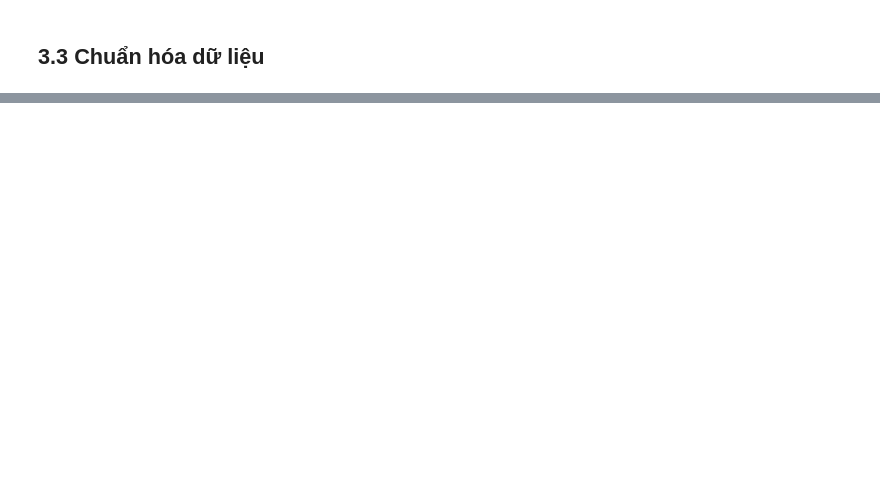
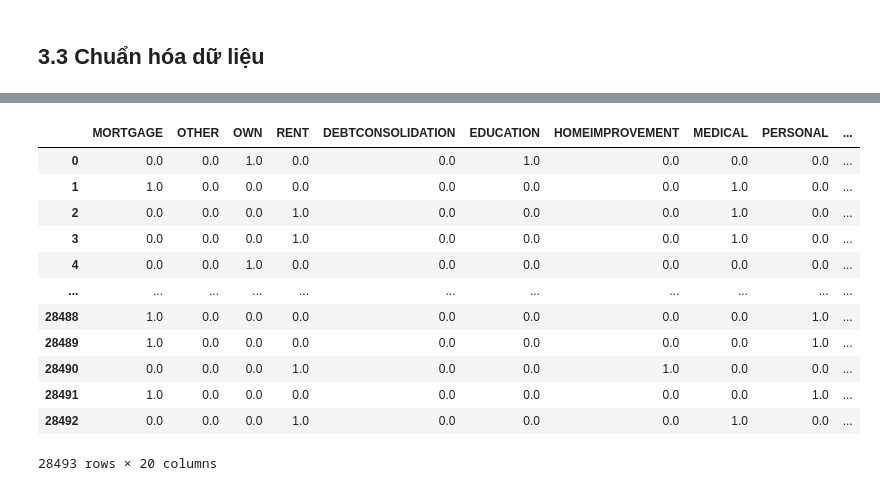
Before and after one commit to huynt119/Credit_Score_Prediction, a Jupyter notebook: main.ipynb, the cells around one changed output, grey strips where cells are left out. Saved outputs shown, nothing was run; the diff lists cells and outputs as text; code cells hidden in the pictures; blank space fills up the shorter version.

```diff
--- a/main.ipynb
+++ b/main.ipynb
@@ -217,4 +217,4 @@ merge_ohe_col = np.concatenate((ohe.categories_[0], ohe.categories_[1],))
 ohe_data = pd.DataFrame(ohe.transform(df[ohe_colums]).toarray(), columns=merge_ohe_col, index=df.index)
 df_new = pd.concat([ohe_data, df], axis=1)
 df_new.drop(ohe_colums, axis=1, inplace=True)
-df_new
+df = df_new
@@ -236,0 +226,20 @@ df_new
+# %%
+from sklearn.preprocessing import MinMaxScaler
+scaler = MinMaxScaler()
+df_scaler = scaler.fit_transform(df)
+df = pd.DataFrame(scaler.fit_transform(df), columns=df.columns)
+df
+# %% [output]
+|  | MORTGAGE | OTHER | OWN | RENT | DEBTCONSOLIDATION | EDUCATION | HOMEIMPROVEMENT | MEDICAL | PERSONAL | ... |
+| 0 | 0.0 | 0.0 | 1.0 | 0.0 | 0.0 | 1.0 | 0.0 | 0.0 | 0.0 | ... |
+| 1 | 1.0 | 0.0 | 0.0 | 0.0 | 0.0 | 0.0 | 0.0 | 1.0 | 0.0 | ... |
+| 2 | 0.0 | 0.0 | 0.0 | 1.0 | 0.0 | 0.0 | 0.0 | 1.0 | 0.0 | ... |
+| 3 | 0.0 | 0.0 | 0.0 | 1.0 | 0.0 | 0.0 | 0.0 | 1.0 | 0.0 | ... |
+| 4 | 0.0 | 0.0 | 1.0 | 0.0 | 0.0 | 0.0 | 0.0 | 0.0 | 0.0 | ... |
+| ... | ... | ... | ... | ... | ... | ... | ... | ... | ... | ... |
+| 28488 | 1.0 | 0.0 | 0.0 | 0.0 | 0.0 | 0.0 | 0.0 | 0.0 | 1.0 | ... |
+| 28489 | 1.0 | 0.0 | 0.0 | 0.0 | 0.0 | 0.0 | 0.0 | 0.0 | 1.0 | ... |
+| 28490 | 0.0 | 0.0 | 0.0 | 1.0 | 0.0 | 0.0 | 1.0 | 0.0 | 0.0 | ... |
+| 28491 | 1.0 | 0.0 | 0.0 | 0.0 | 0.0 | 0.0 | 0.0 | 0.0 | 1.0 | ... |
+| 28492 | 0.0 | 0.0 | 0.0 | 1.0 | 0.0 | 0.0 | 0.0 | 1.0 | 0.0 | ... |
+28493 rows × 20 columns
```
Also changed, not shown: parts of 2 cells of this notebook.
